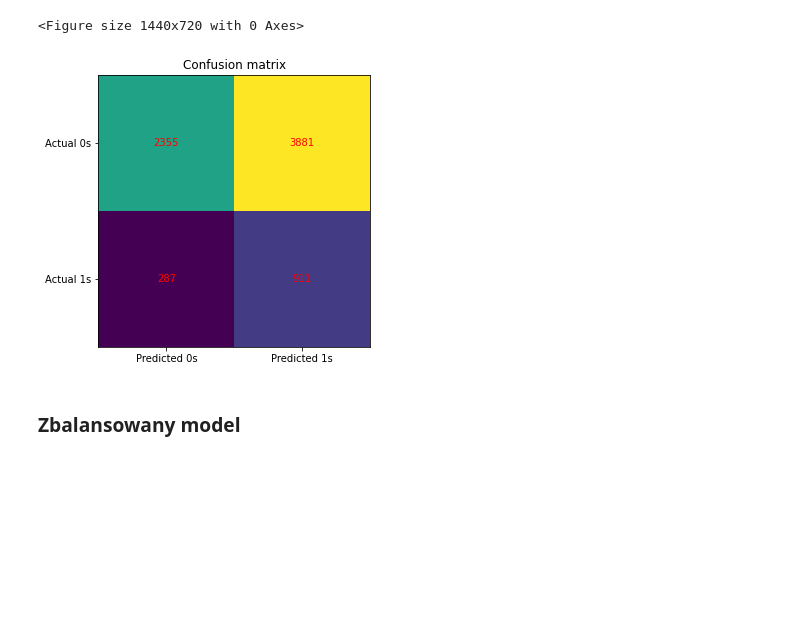
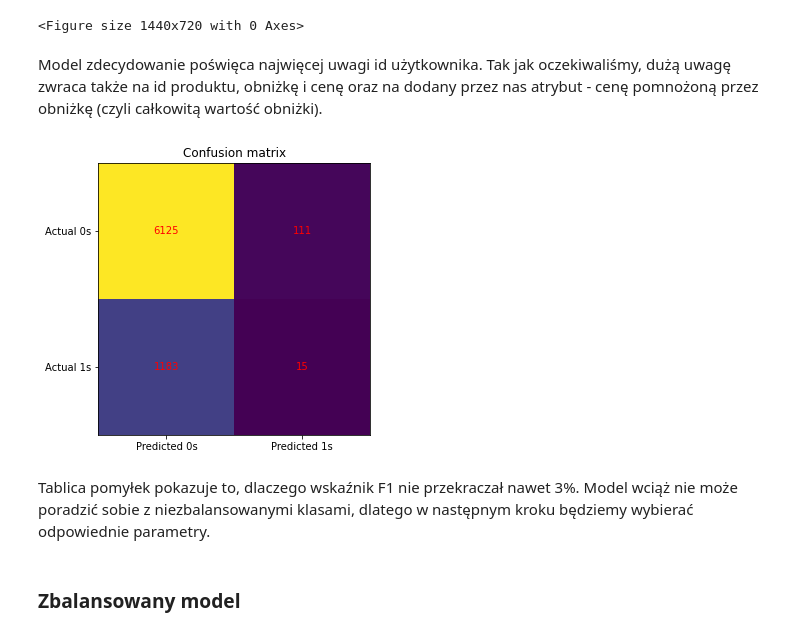
Before and after one commit to olkuka/IUM-project, a Jupyter notebook: IUM_Proj_final.ipynb, the cells around one changed output. Cells and saved outputs as stored; diff of their text form; code cells hidden in the pictures; blank space fills up the shorter version.

```diff
--- a/IUM_Proj_final.ipynb
+++ b/IUM_Proj_final.ipynb
@@ -486,3 +489,3 @@ plt.show()
 # %%
-model = LogisticRegression(solver='liblinear', C=10.0, random_state=0, class_weight='balanced').fit(X_train, y_train)
-y_pred = model.predict(X_test)
+model_lr = LogisticRegression(solver='liblinear', C=10.0, random_state=0, class_weight='balanced').fit(X_train_lr, y_train_lr)
+y_pred_lr = model_lr.predict(X_test_lr)
@@ -501,5 +500,5 @@ f1_score(y_test, y_pred)
 # %%
-cm = confusion_matrix(y_test, y_pred)
+cm = confusion_matrix(y_test_lr, y_pred_lr)
 
 fig, ax = plt.subplots(figsize=(5, 5))
 ax.imshow(cm)
@@ -520,6 +523,6 @@ plt.show()
 from xgboost import XGBClassifier
 from xgboost import plot_importance
 # %%
-X_train, X_test, y_train, y_test = train_test_split(shop_df_xgb, y_xgb, test_size=0.2, random_state=42)
+X_train_xgb, X_test_xgb, y_train_xgb, y_test_xgb = train_test_split(shop_df_xgb, y_xgb, test_size=0.2, random_state=42)
 # %% [markdown]
 ### Niezbalansowany model
@@ -542,0 +529,9 @@ f1_score(y_test, predictions)
+# %%
+model_xgb = XGBClassifier()
+model_xgb.fit(X_train_xgb, y_train_xgb)
+
+cols_when_model_builds = model_xgb.get_booster().feature_names
+X_test_xgb = X_test_xgb[cols_when_model_builds]
+
+y_pred_xgb = model_xgb.predict(X_test_xgb)
+predictions = [round(value) for value in y_pred_xgb]
@@ -547,21 +554,25 @@ plt.show()
 # %% [output]
 [figure]
 <Figure size 1440x720 with 0 Axes>
+# %% [markdown]
+Model zdecydowanie poświęca najwięcej uwagi id użytkownika. Tak jak oczekiwaliśmy, dużą uwagę zwraca także na id produktu, obniżkę i cenę oraz na dodany przez nas atrybut - cenę pomnożoną przez obniżkę (czyli całkowitą wartość obniżki).
 # %%
-cm = confusion_matrix(y_test, predictions)
+cm = confusion_matrix(y_test_xgb, predictions)
 
 fig, ax = plt.subplots(figsize=(5, 5))
 ax.imshow(cm)
 ax.grid(False)
 ax.xaxis.set(ticks=(0, 1), ticklabels=('Predicted 0s', 'Predicted 1s'))
 ax.yaxis.set(ticks=(0, 1), ticklabels=('Actual 0s', 'Actual 1s'))
 ax.set_ylim(1.5, -0.5)
 for i in range(2):
     for j in range(2):
         ax.text(j, i, cm[i, j], ha='center', va='center', color='red')
 plt.title('Confusion matrix')
 plt.show()
 # %% [output]
-[figure, old version]
+[figure, new version]
+# %% [markdown]
+Tablica pomyłek pokazuje to, dlaczego wskaźnik F1 nie przekraczał nawet 3%. Model wciąż nie może poradzić sobie z niezbalansowanymi klasami, dlatego w następnym kroku będziemy wybierać odpowiednie parametry.
 # %% [markdown]
 ### Zbalansowany model
```
Also changed, not shown: parts of 66 cells of this notebook.
